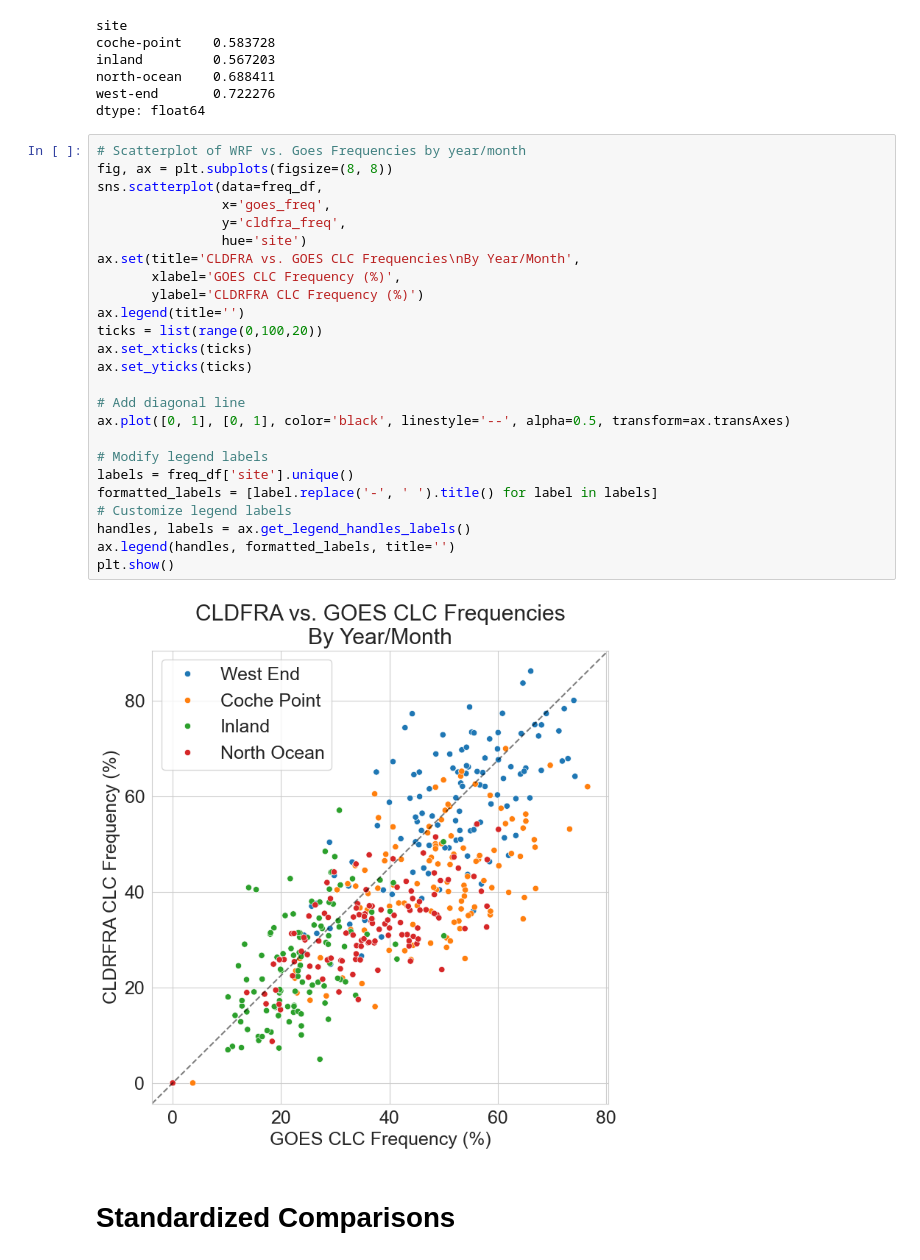
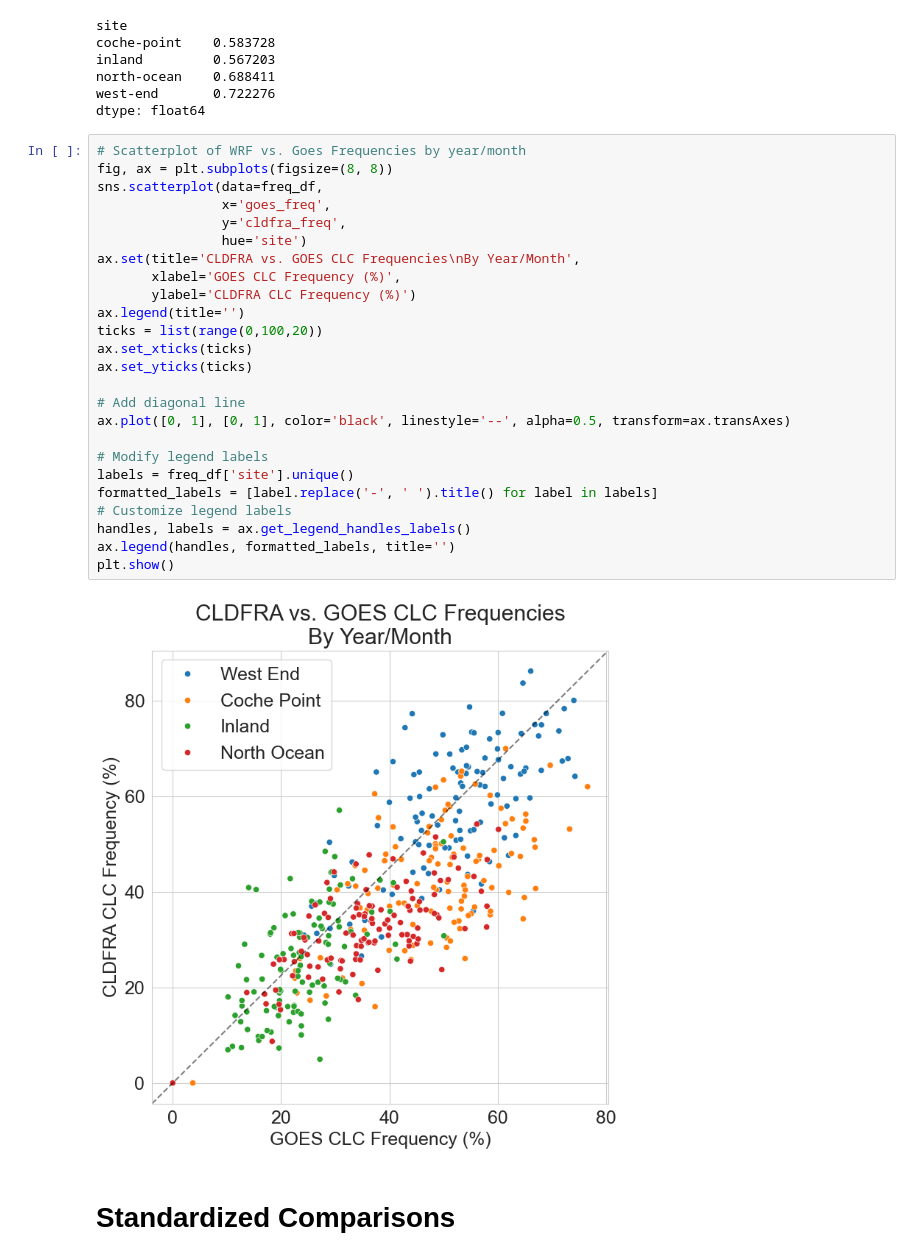
Before and after one commit to UCSB-NRS/sci-wrf-analysis, a Jupyter notebook: notebooks/wrf-goes-low-clouds-cldfra.ipynb, the cells around one changed output. Cells and saved outputs as stored; diff of their text form.

```diff
--- a/notebooks/wrf-goes-cldfra-low-clouds.ipynb
+++ b/notebooks/wrf-goes-low-clouds-cldfra.ipynb
@@ -812,30 +962,30 @@ dtype: float64
 # %%
 # Scatterplot of WRF vs. Goes Frequencies by year/month
 fig, ax = plt.subplots(figsize=(8, 8))
 sns.scatterplot(data=freq_df,
                 x='goes_freq',
                 y='cldfra_freq',
                 hue='site')
 ax.set(title='CLDFRA vs. GOES CLC Frequencies\nBy Year/Month',
        xlabel='GOES CLC Frequency (%)',
-       ylabel='CLDRFRA CLC Frequency (%)')
+       ylabel='CLDFRA CLC Frequency (%)')
 ax.legend(title='')
 ticks = list(range(0,100,20))
 ax.set_xticks(ticks)
 ax.set_yticks(ticks)
 
 # Add diagonal line
 ax.plot([0, 1], [0, 1], color='black', linestyle='--', alpha=0.5, transform=ax.transAxes)
 
 # Modify legend labels
 labels = freq_df['site'].unique()
 formatted_labels = [label.replace('-', ' ').title() for label in labels]
 # Customize legend labels
 handles, labels = ax.get_legend_handles_labels()
 ax.legend(handles, formatted_labels, title='')
 plt.show()
 # %% [output]
-[figure, old version]
+[figure, new version]
 # %% [markdown]
 # Standardized Comparisons
 # %% [markdown]
```
Also changed, not shown: parts of 8 cells of this notebook, 8 other files.
